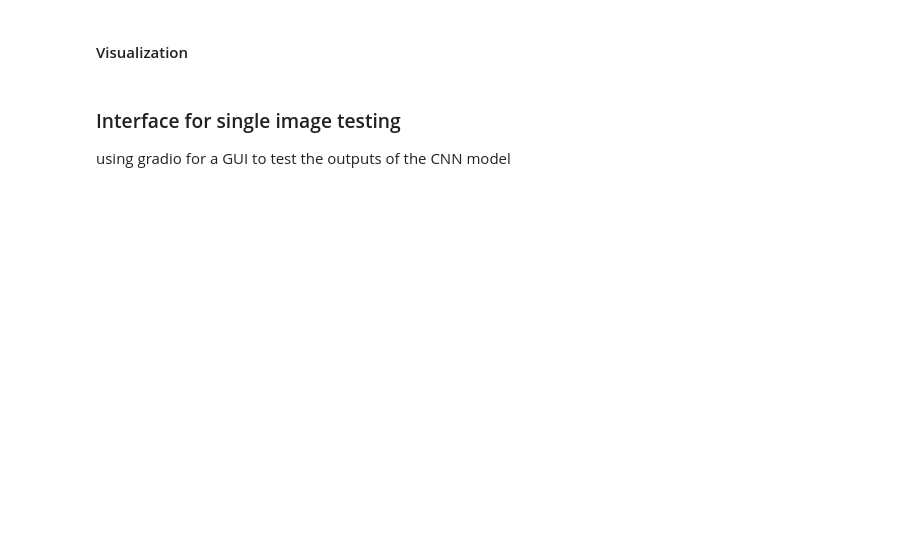
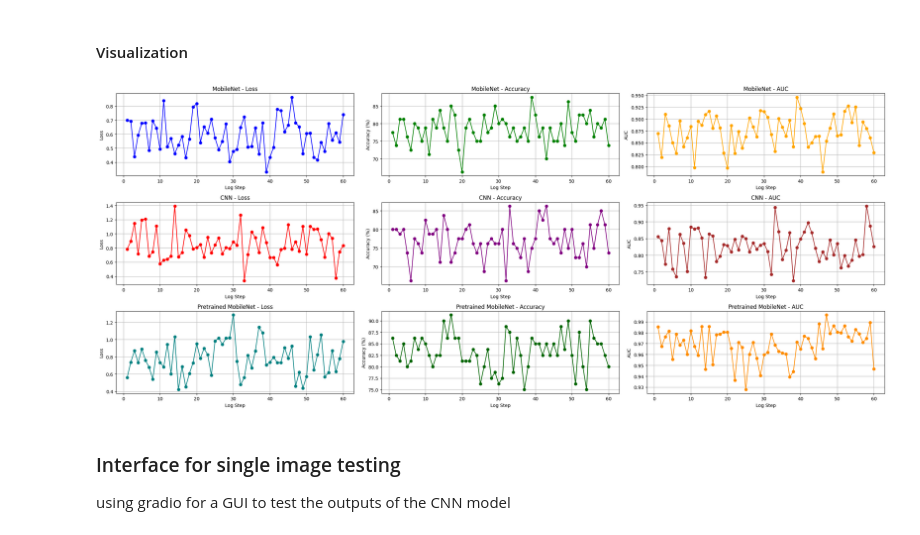
Before and after one commit to jobsalhi/Fake-Vs-Real-Image-detection, a Jupyter notebook: explore.ipynb, the cells around one changed output. Drawn from its saved outputs; the diff is of its cells as text; code cells hidden in the pictures; blank space fills up the shorter version.

```diff
--- a/explore.ipynb
+++ b/explore.ipynb
@@ -586,45 +910,93 @@ plt.show()
 # %% [markdown]
 #### Visualization
 # %%
+import matplotlib.pyplot as plt
 
+# Epoch ranges
+epochs_cnn = range(1, len(test_losses) + 1)
+epochs_mobilenet = range(1, len(test_losses_mobilenet) + 1)
+epochs_mnet = range(1, len(losses_mnet) + 1)
 
-epochs_mobilenet = range(1, len(test_losses_mobilenet) + 1)
-epochs_cnn = range(1, len(test_losses) + 1)
+plt.figure(figsize=(24, 10))
 
-plt.figure(figsize=(18, 5))
+# --- Individual Plots ---
 
-# Plot Loss
-plt.subplot(1, 3, 1)
-plt.plot(epochs_mobilenet, test_losses_mobilenet, label='MobileNet Loss', marker='o')
-plt.plot(epochs_cnn, test_losses, label='CNN Loss', marker='o')
-plt.title('Test Loss')
+# MobileNet Loss
+plt.subplot(3, 3, 1)
+plt.plot(epochs_mobilenet, test_losses_mobilenet, marker='o', color='blue')
+plt.title('MobileNet - Loss')
 plt.xlabel('Log Step')
 plt.ylabel('Loss')
-plt.legend()
 plt.grid(True)
 
-# Plot Accuracy
-plt.subplot(1, 3, 2)
-plt.plot(epochs_mobilenet, test_accuracies_mobilenet, label='MobileNet Accuracy', marker='o')
-plt.plot(epochs_cnn, test_accuracies, label='CNN Accuracy', marker='o')
-plt.title('Test Accuracy')
+# MobileNet Accuracy
+plt.subplot(3, 3, 2)
+plt.plot(epochs_mobilenet, test_accuracies_mobilenet, marker='o', color='green')
+plt.title('MobileNet - Accuracy')
 plt.xlabel('Log Step')
 plt.ylabel('Accuracy (%)')
-plt.legend()
 plt.grid(True)
 
-# Plot AUC
-plt.subplot(1, 3, 3)
-plt.plot(epochs_mobilenet, test_auc_scores_mobilenet, label='MobileNet AUC', marker='o')
-plt.plot(epochs_cnn, test_auc_scores, label='CNN AUC', marker='o')
-plt.title('Test AUC Score')
+# MobileNet AUC
+plt.subplot(3, 3, 3)
+plt.plot(epochs_mobilenet, test_auc_scores_mobilenet, marker='o', color='orange')
+plt.title('MobileNet - AUC')
 plt.xlabel('Log Step')
 plt.ylabel('AUC')
-plt.legend()
+plt.grid(True)
+
+# CNN Loss
+plt.subplot(3, 3, 4)
+plt.plot(epochs_cnn, test_losses, marker='o', color='red')
+plt.title('CNN - Loss')
+plt.xlabel('Log Step')
+plt.ylabel('Loss')
+plt.grid(True)
+
+# CNN Accuracy
+plt.subplot(3, 3, 5)
+plt.plot(epochs_cnn, test_accuracies, marker='o', color='purple')
+plt.title('CNN - Accuracy')
+plt.xlabel('Log Step')
+plt.ylabel('Accuracy (%)')
+plt.grid(True)
+
+# CNN AUC
+plt.subplot(3, 3, 6)
+plt.plot(epochs_cnn, test_auc_scores, marker='o', color='brown')
+plt.title('CNN - AUC')
+plt.xlabel('Log Step')
+plt.ylabel('AUC')
+plt.grid(True)
+
+# mnet Loss
+plt.subplot(3, 3, 7)
+plt.plot(epochs_mnet, losses_mnet, marker='o', color='teal')
+plt.title('Pretrained MobileNet - Loss')
+plt.xlabel('Log Step')
+plt.ylabel('Loss')
+plt.grid(True)
+
+# mnet Accuracy
+plt.subplot(3, 3, 8)
+plt.plot(epochs_mnet, accuracies_mnet, marker='o', color='darkgreen')
+plt.title('Pretrained MobileNet - Accuracy')
+plt.xlabel('Log Step')
+plt.ylabel('Accuracy (%)')
+plt.grid(True)
+
+# mnet AUC
+plt.subplot(3, 3, 9)
+plt.plot(epochs_mnet, auc_scores_mnet, marker='o', color='darkorange')
+plt.title('Pretrained MobileNet - AUC')
+plt.xlabel('Log Step')
+plt.ylabel('AUC')
 plt.grid(True)
 
 plt.tight_layout()
 plt.show()
+# %% [output]
+[figure, added]
 # %% [markdown]
 ### Interface for single image testing
 using gradio for a GUI to test the outputs of the CNN model
```
Also changed, not shown: parts of 15 cells of this notebook, 1 other file.
